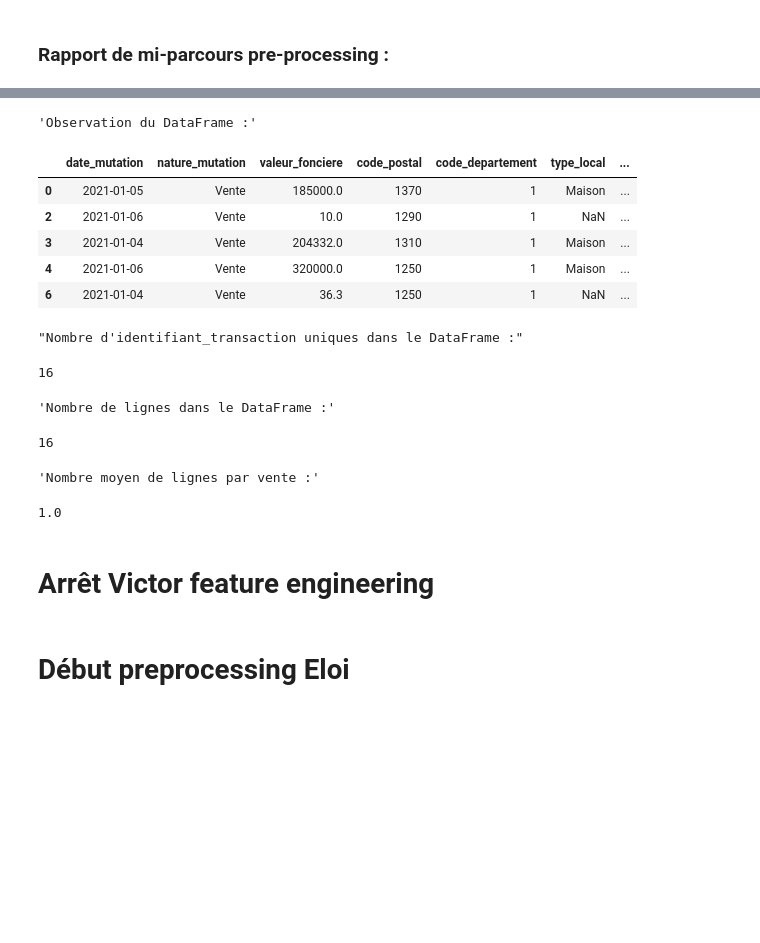
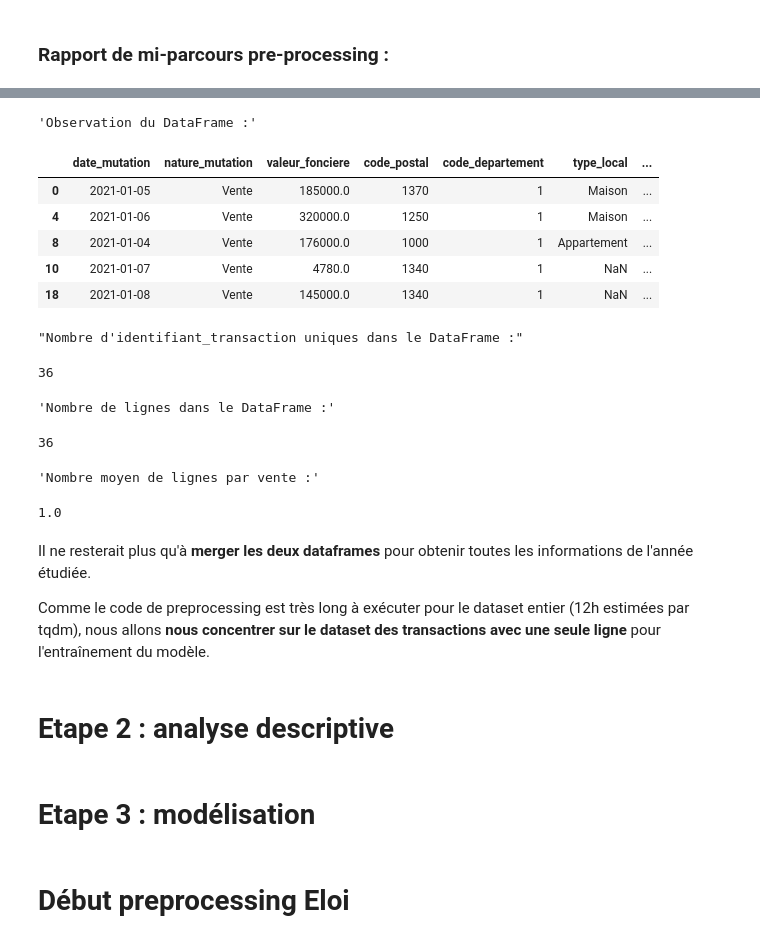
Before and after one commit to victor-kerros/tokenisation-immo, a Jupyter notebook: token-immo.ipynb, the cells around one changed output, grey strips where cells are left out. Drawn from its saved outputs; the diff is of its cells as text; code cells hidden in the pictures; blank space fills up the shorter version.

```diff
--- a/token-immo.ipynb
+++ b/token-immo.ipynb
@@ -229,14 +181,6 @@ colonnes = ["date_mutation", "nature_mutation", "valeur_fonciere", "code_postal"
             'surface_reelle_bati', 'nombre_pieces_principales', 'nature_culture', 'surface_terrain', 'longitude',
             'latitude', 'adresse', 'identifiant_transaction']
 table_vf = table[colonnes].copy()
-
-# Objectif : créer des colonnes pour stocker les valeurs des biens secondaires (jardin, terrain à bâtir, dépendance, etc.)
-# On veut le nombre de m2 de la culture (s'il ne s'agit pas d'un jardin / terrain d'agrément ou d'un terrain à bâtir),
-# On veut aussi le nombre de m2 du local (une dépendance ou un local industriel, par exemple), du terrain à bâtir et du jardin
-table_vf["culture_m2"] = 0
-table_vf["jardin_m2"] = 0
-table_vf["terrains_a_bâtir_m2"] = 0
-table_vf["dependance_m2"] = 0
 
 # On agrège les types de cultures différents de NaN, sols, terrain à bâtir et  : on les renomme "culture"
 culture_type = ['taillis simples', 'eaux', 'landes', 'taillis sous futaie', 'prés', 'terres', 'peupleraies',
@@ -248,8 +192,8 @@ for x in culture_type:
 
 # Visualisation de table_vf
 display(table_vf.shape)
-display("Les dix premières lignes")
-display(table_vf.head(5))
-display("Les dix dernières lignes")
-table_vf.tail(5)
+display("Les quatre premières lignes")
+display(table_vf.head(4))
+display("Les quatre dernières lignes")
+table_vf.tail(4)
 # %% [output]
@@ -362,3 +306,11 @@ Comme le traitement du dataset des transactions dupliquées est compliqué, nous
+# %%
+# Objectif : créer des colonnes pour stocker les valeurs des biens secondaires (jardin, terrain à bâtir, dépendance, etc.)
+# On veut le nombre de m2 de la culture (s'il ne s'agit pas d'un jardin / terrain d'agrément ou d'un terrain à bâtir),
+# On veut aussi le nombre de m2 du local (une dépendance ou un local industriel, par exemple), du terrain à bâtir et du jardin
+table_vf_dup["culture_m2"] = 0
+table_vf_dup["jardin_m2"] = 0
+table_vf_dup["terrains_a_bâtir_m2"] = 0
+table_vf_dup["dependance_m2"] = 0
 # %%
 # Création d'une fonction de stockage des valeurs diffuses :
 
@@ -380,7 +332,7 @@ def stockage_function(table_vf, table, indexes : list, saved_line_index):
                     table_vf["dependance_m2"][saved_line_index] += table_vf["surface_reelle_bati"][index]
                 if table_vf["surface_terrain"][index] != "NaN":
                     table_vf["dependance_m2"][saved_line_index] += table_vf["surface_terrain"][index]
-            elif table.loc[index, "type_local"] == "Local industriel. commercial ou assimilé":
+            elif table_vf_dup.loc[index, "type_local"] == "Local industriel. commercial ou assimilé":
                 if table_vf["surface_reelle_bati"][index] != "NaN":
                     table_vf["dependance_m2"][saved_line_index] += table_vf["surface_reelle_bati"][index]
                 if table_vf["surface_terrain"][index] != "NaN":
@@ -419,7 +371,7 @@ def stockage_function(table_vf, table, indexes : list, saved_line_index):
 # On parcourt tous les identifiants de transactions uniques
 # On a importé tqdm pour visualiser la progression
 
-table_vf_dup = table_vf_dup.copy()[:500]
+table_vf_dup = table_vf_dup.copy()[:100]
 display(table_vf_dup.shape)
 
 for identifiant in tqdm(table_vf_dup["identifiant_transaction"].unique(), desc = "Progression"):
@@ -462,5 +414,7 @@ for identifiant in tqdm(table_vf_dup["identifiant_transaction"].unique(), desc =
     if len(removed_lines_indexes) != 0:
         table_vf_dup.drop(removed_lines_indexes, 0, inplace = True)
 
-table_vf_dup.sample(10)
+display(table_vf_dup.shape)
+display(type(table_vf_dup))
+display(table_vf_dup.head(5))
 # %% [output]
@@ -499,30 +450,39 @@ See the caveats in the documentation: https://pandas.pydata.org/pandas-docs/stab
 # %%
 # On observe que le DataFrame est désormais exploitable :
 
 display("Observation du DataFrame :")
-display(table_vf.head(5))
+display(table_vf_dup.head(5))
 display("Nombre d'identifiant_transaction uniques dans le DataFrame :")
-display(len(table_vf["identifiant_transaction"].unique()))
+display(len(table_vf_dup["identifiant_transaction"].unique()))
 display("Nombre de lignes dans le DataFrame :")
-display(len(table_vf))
+display(len(table_vf_dup))
 display("Nombre moyen de lignes par vente :")
-np.round(len(table_vf) / len(table_vf["identifiant_transaction"].unique()), 2)
+np.round(len(table_vf_dup) / len(table_vf_dup["identifiant_transaction"].unique()), 2)
+
+# Attention, lorsque la surface d'une dépendance n'est pas renseignée, il est donné NaN par défaut...
+# Comment l'algorithme interprétera-t-il ce NaN ? Il s'agit de lui donner une valeur !
 # %% [output]
 'Observation du DataFrame :'
 |  | date_mutation | nature_mutation | valeur_fonciere | code_postal | code_departement | type_local | ... |
 | 0 | 2021-01-05 | Vente | 185000.0 | 1370 | 1 | Maison | ... |
-| 2 | 2021-01-06 | Vente | 10.0 | 1290 | 1 | NaN | ... |
-| 3 | 2021-01-04 | Vente | 204332.0 | 1310 | 1 | Maison | ... |
 | 4 | 2021-01-06 | Vente | 320000.0 | 1250 | 1 | Maison | ... |
-| 6 | 2021-01-04 | Vente | 36.3 | 1250 | 1 | NaN | ... |
+| 8 | 2021-01-04 | Vente | 176000.0 | 1000 | 1 | Appartement | ... |
+| 10 | 2021-01-07 | Vente | 4780.0 | 1340 | 1 | NaN | ... |
+| 18 | 2021-01-08 | Vente | 145000.0 | 1340 | 1 | NaN | ... |
 "Nombre d'identifiant_transaction uniques dans le DataFrame :"
-16
+36
 'Nombre de lignes dans le DataFrame :'
-16
+36
 'Nombre moyen de lignes par vente :'
 1.0
-# %% [markdown]
-# Arrêt Victor feature engineering
+# %% [markdown]
+Il ne resterait plus qu'à **merger les deux dataframes** pour obtenir toutes les informations de l'année étudiée.
+
+Comme le code de preprocessing est très long à exécuter pour le dataset entier (12h estimées par tqdm), nous allons **nous concentrer sur le dataset des transactions avec une seule ligne** pour l'entraînement du modèle.
+# %% [markdown]
+# Etape 2 : analyse descriptive
+# %% [markdown]
+# Etape 3 : modélisation
 # %% [markdown]
 # Début preprocessing Eloi
 # %%
```
Also changed, not shown: parts of 17 cells of this notebook.
